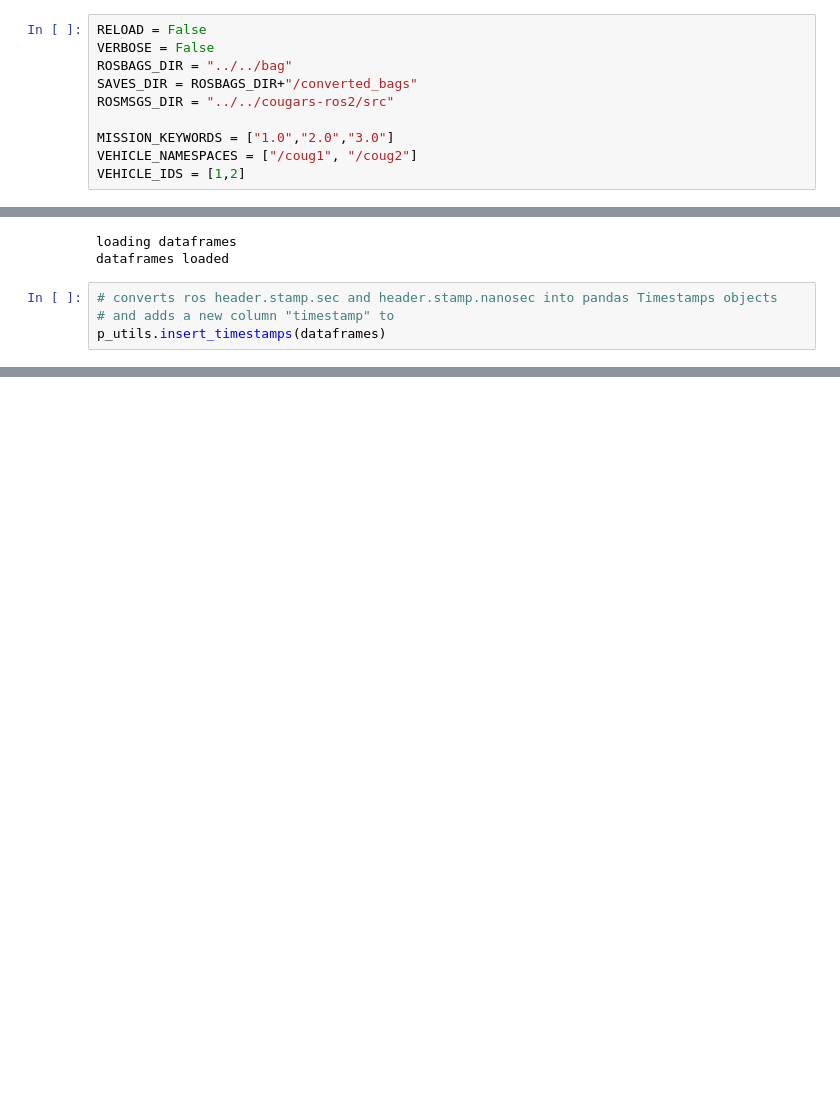
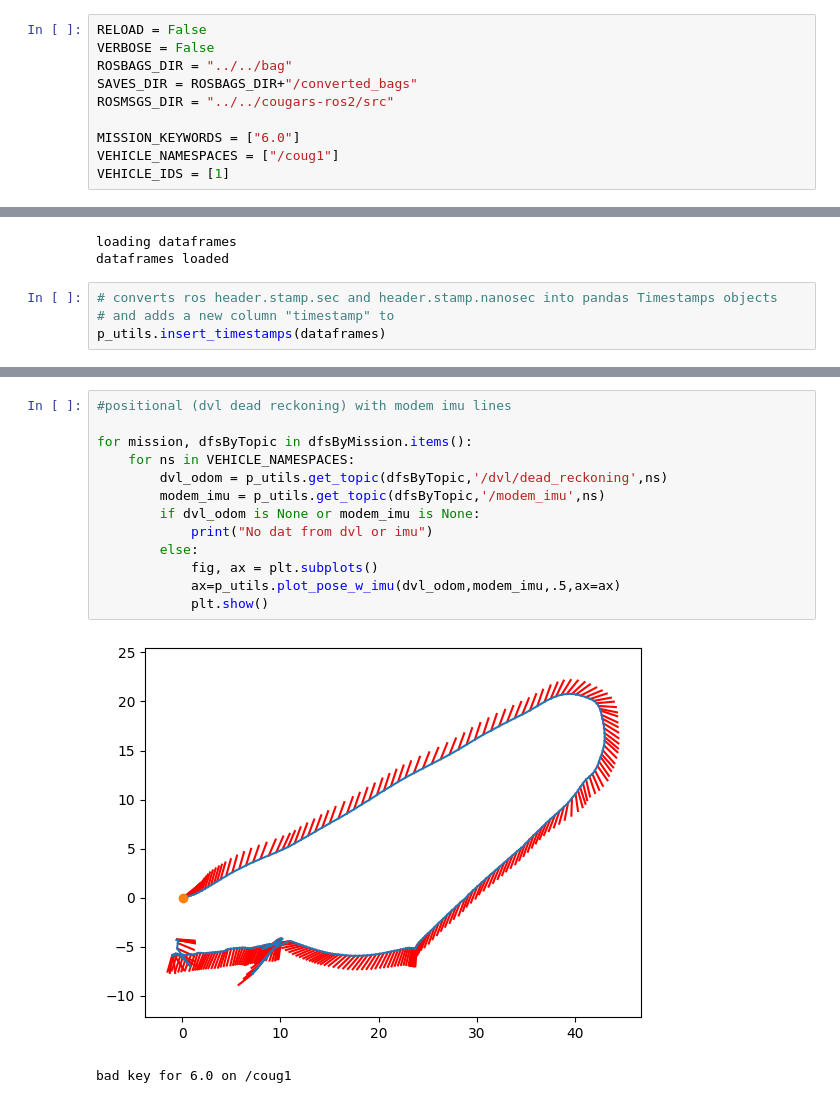
Before and after one commit to BYU-FRoSt-Lab/cougars-base-station, a Jupyter notebook: postprocessing/combined_bags_mission_plots.ipynb, the cells around one changed output, grey strips where cells are left out. Cells and saved outputs as stored; diff of their text form; blank space fills up the shorter version.

Commit message:
added pose and imu plotting for comparison purposes

```diff
--- a/postprocessing/combined_bags_mission_plots.ipynb
+++ b/postprocessing/combined_bags_mission_plots.ipynb
@@ -30,9 +30,9 @@ ROSBAGS_DIR = "../../bag"
 SAVES_DIR = ROSBAGS_DIR+"/converted_bags"
 ROSMSGS_DIR = "../../cougars-ros2/src"
 
-MISSION_KEYWORDS = ["1.0","2.0","3.0"]
-VEHICLE_NAMESPACES = ["/coug1", "/coug2"]
-VEHICLE_IDS = [1,2]
+MISSION_KEYWORDS = ["6.0"]
+VEHICLE_NAMESPACES = ["/coug1"]
+VEHICLE_IDS = [1]
 # %%
 # Convert Rosbags
 if RELOAD:
@@ -205,0 +171,16 @@ gps: no data
+# %%
+#positional (dvl dead reckoning) with modem imu lines
+
+for mission, dfsByTopic in dfsByMission.items():
+    for ns in VEHICLE_NAMESPACES:
+        dvl_odom = p_utils.get_topic(dfsByTopic,'/dvl/dead_reckoning',ns)
+        modem_imu = p_utils.get_topic(dfsByTopic,'/modem_imu',ns)
+        if dvl_odom is None or modem_imu is None:
+            print("No dat from dvl or imu")
+        else:
+            fig, ax = plt.subplots()
+            ax=p_utils.plot_pose_w_imu(dvl_odom,modem_imu,.5,ax=ax)
+            plt.show()
+# %% [output]
+[figure, added]
+bad key for 6.0 on /coug1
```
Also changed, not shown: parts of 4 cells of this notebook, 1 other file.
